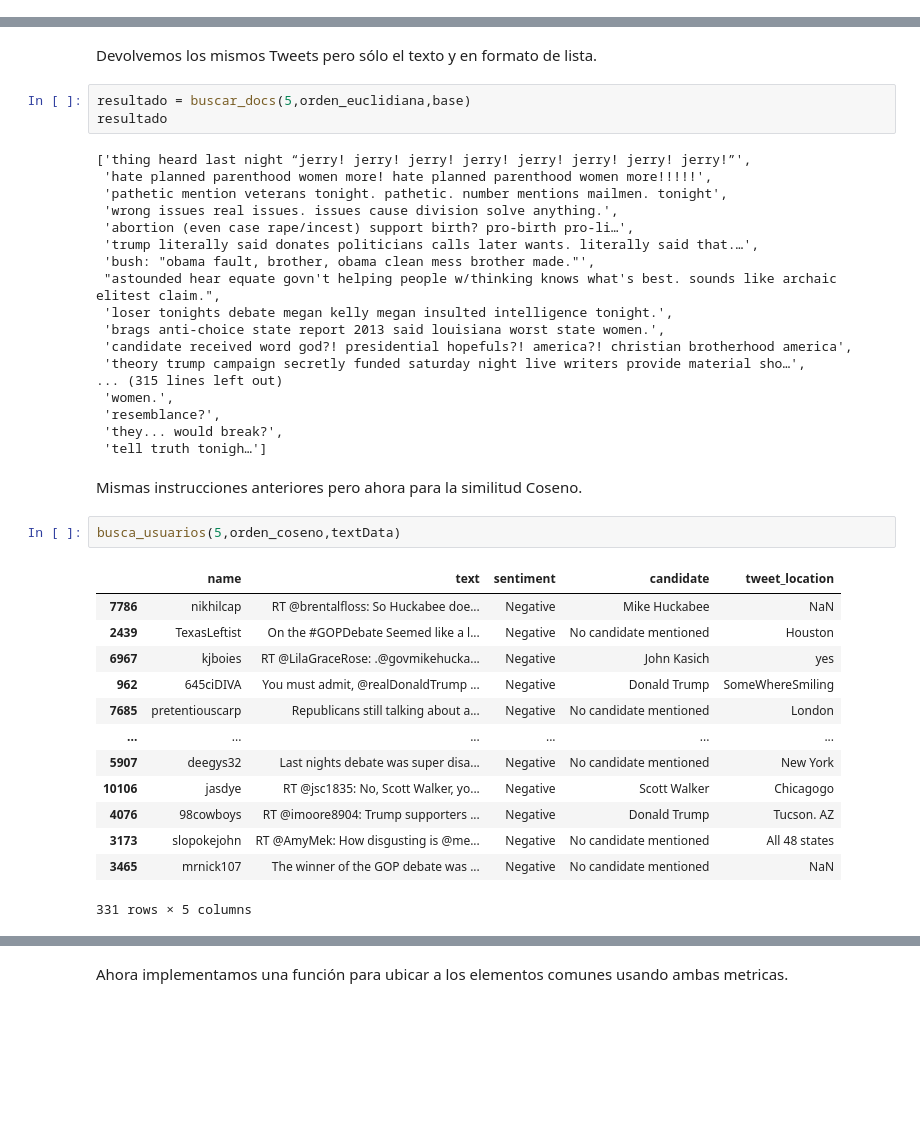
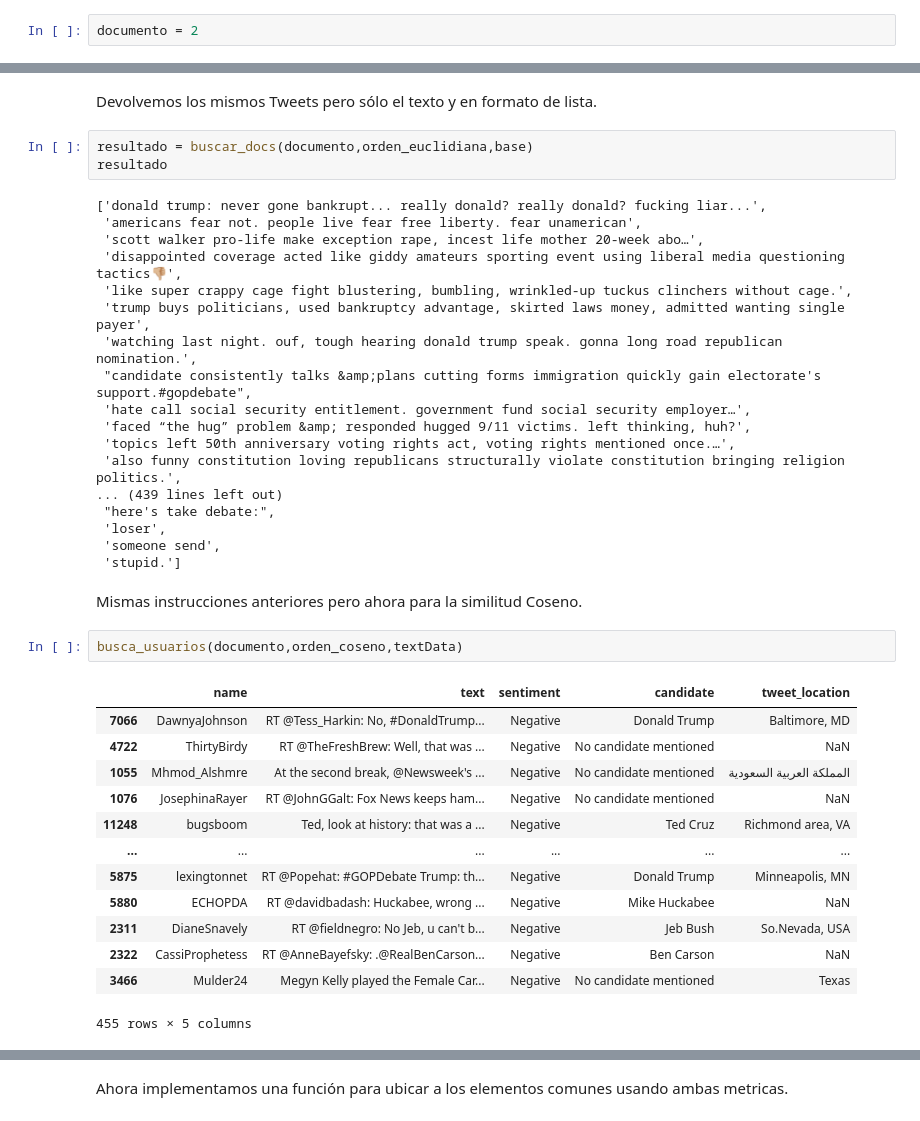
Before and after one commit to misaelLS21/datos_masivos, a Jupyter notebook: proyecto_6/DM_proyecto6.ipynb, the cells around one changed output, grey strips where cells are left out. Cells and saved outputs as stored; diff of their text form; blank space fills up the shorter version.

```diff
--- a/proyecto_6/DM_proyecto6.ipynb
+++ b/proyecto_6/DM_proyecto6.ipynb
@@ -549,0 +541,2 @@ print(orden_coseno[5])
+# %%
+documento = 2
@@ -593,42 +596,42 @@ busca_usuarios(5,orden_euclidiana,textData)
 # %% [markdown]
 Devolvemos los mismos Tweets pero sólo el texto y en formato de lista.
 # %%
-resultado = buscar_docs(5,orden_euclidiana,base)
+resultado = buscar_docs(documento,orden_euclidiana,base)
 resultado
 # %% [output]
-['thing heard last night “jerry! jerry! jerry! jerry! jerry! jerry! jerry! jerry!”',
- 'hate planned parenthood women more! hate planned parenthood women more!!!!!',
- 'pathetic mention veterans tonight. pathetic. number mentions mailmen. tonight',
- 'wrong issues real issues. issues cause division solve anything.',
- 'abortion (even case rape/incest) support birth? pro-birth pro-li…',
- 'trump literally said donates politicians calls later wants. literally said that.…',
- 'bush: "obama fault, brother, obama clean mess brother made."',
- "astounded hear equate govn't helping people w/thinking knows what's best. sounds like archaic elitest claim.",
- 'loser tonights debate megan kelly megan insulted intelligence tonight.',
- 'brags anti-choice state report 2013 said louisiana worst state women.',
- 'candidate received word god?! presidential hopefuls?! america?! christian brotherhood america',
- 'theory trump campaign secretly funded saturday night live writers provide material sho…',
-... (315 lines left out)
- 'women.',
- 'resemblance?',
- 'they... would break?',
- 'tell truth tonigh…']
+['donald trump: never gone bankrupt... really donald? really donald? fucking liar...',
+ 'americans fear not. people live fear free liberty. fear unamerican',
+ 'scott walker pro-life make exception rape, incest life mother 20-week abo…',
+ 'disappointed coverage acted like giddy amateurs sporting event using liberal media questioning tactics👎🏼',
+ 'like super crappy cage fight blustering, bumbling, wrinkled-up tuckus clinchers without cage.',
+ 'trump buys politicians, used bankruptcy advantage, skirted laws money, admitted wanting single payer',
+ 'watching last night. ouf, tough hearing donald trump speak. gonna long road republican nomination.',
+ "candidate consistently talks &amp;plans cutting forms immigration quickly gain electorate's support.#gopdebate",
+ 'hate call social security entitlement. government fund social security employer…',
+ 'faced “the hug” problem &amp; responded hugged 9/11 victims. left thinking, huh?',
+ 'topics left 50th anniversary voting rights act, voting rights mentioned once.…',
+ 'also funny constitution loving republicans structurally violate constitution bringing religion politics.',
+... (439 lines left out)
+ "here's take debate:",
+ 'loser',
+ 'someone send',
+ 'stupid.']
 # %% [markdown]
 Mismas instrucciones anteriores pero ahora para la similitud Coseno.
 # %%
-busca_usuarios(5,orden_coseno,textData)
+busca_usuarios(documento,orden_coseno,textData)
 # %% [output]
 |  | name | text | sentiment | candidate | tweet_location |
-| 7786 | nikhilcap | RT @brentalfloss: So Huckabee doe... | Negative | Mike Huckabee | NaN |
-| 2439 | TexasLeftist | On the #GOPDebate Seemed like a l... | Negative | No candidate mentioned | Houston |
-| 6967 | kjboies | RT @LilaGraceRose: .@govmikehucka... | Negative | John Kasich | yes |
-| 962 | 645ciDIVA | You must admit, @realDonaldTrump ... | Negative | Donald Trump | SomeWhereSmiling |
-| 7685 | pretentiouscarp | Republicans still talking about a... | Negative | No candidate mentioned | London |
+| 7066 | DawnyaJohnson | RT @Tess_Harkin: No, #DonaldTrump... | Negative | Donald Trump | Baltimore, MD |
+| 4722 | ThirtyBirdy | RT @TheFreshBrew: Well, that was ... | Negative | No candidate mentioned | NaN |
+| 1055 | Mhmod_Alshmre | At the second break, @Newsweek's ... | Negative | No candidate mentioned | المملكة العربية السعودية |
+| 1076 | JosephinaRayer | RT @JohnGGalt: Fox News keeps ham... | Negative | No candidate mentioned | NaN |
+| 11248 | bugsboom | Ted, look at history: that was a ... | Negative | Ted Cruz | Richmond area, VA |
 | ... | ... | ... | ... | ... | ... |
-| 5907 | deegys32 | Last nights debate was super disa... | Negative | No candidate mentioned | New York |
-| 10106 | jasdye | RT @jsc1835: No, Scott Walker, yo... | Negative | Scott Walker | Chicagogo |
-| 4076 | 98cowboys | RT @imoore8904: Trump supporters ... | Negative | Donald Trump | Tucson. AZ |
-| 3173 | slopokejohn | RT @AmyMek: How disgusting is @me... | Negative | No candidate mentioned | All 48 states |
-| 3465 | mrnick107 | The winner of the GOP debate was ... | Negative | No candidate mentioned | NaN |
+| 5875 | lexingtonnet | RT @Popehat: #GOPDebate Trump: th... | Negative | Donald Trump | Minneapolis, MN |
+| 5880 | ECHOPDA | RT @davidbadash: Huckabee, wrong ... | Negative | Mike Huckabee | NaN |
+| 2311 | DianeSnavely | RT @fieldnegro: No Jeb, u can't b... | Negative | Jeb Bush | So.Nevada, USA |
+| 2322 | CassiProphetess | RT @AnneBayefsky: .@RealBenCarson... | Negative | Ben Carson | NaN |
+| 3466 | Mulder24 | Megyn Kelly played the Female Car... | Negative | No candidate mentioned | Texas |
-331 rows × 5 columns
+455 rows × 5 columns
 # %%
```
Also changed, not shown: parts of 11 cells of this notebook.
